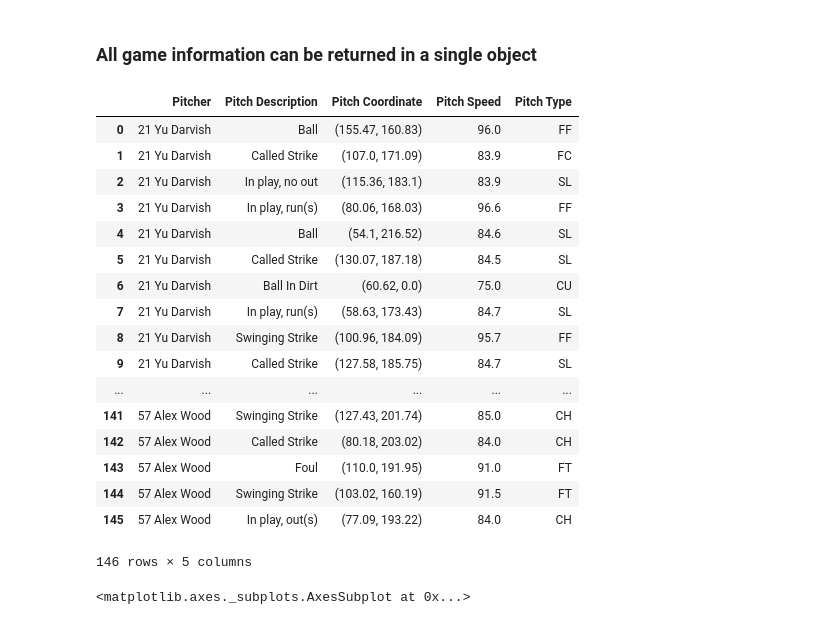
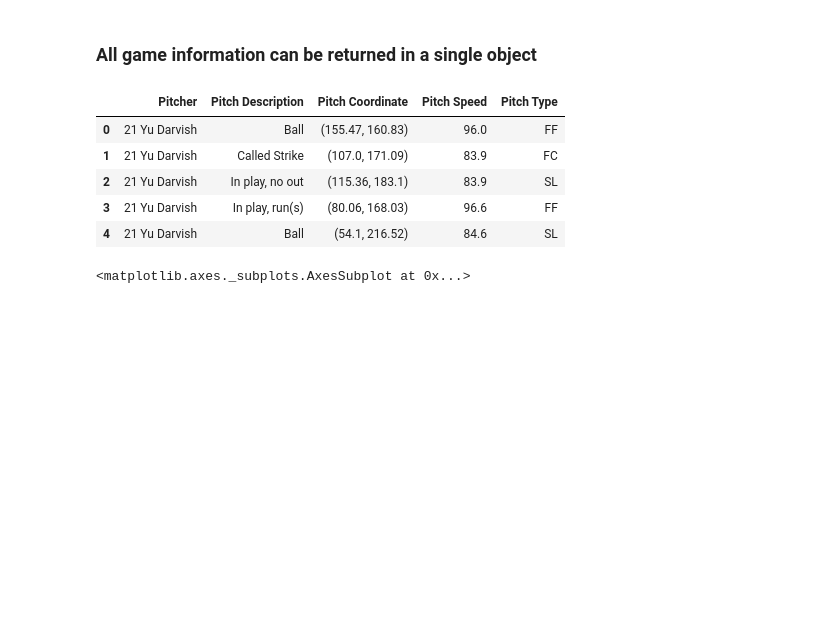
Before and after one commit to benjamincrom/baseball, a Jupyter notebook: baseball_stats.ipynb, the cells around one changed output. Cells and saved outputs as stored; diff of their text form; code cells hidden in the pictures; blank space fills up the shorter version.

```diff
--- a/baseball_stats.ipynb
+++ b/baseball_stats.ipynb
@@ -29,26 +29,14 @@ for inning in game.inning_list:
                 )
 # %%
 data = pd.DataFrame(data=pitch_tuple_list, columns=['Pitcher', 'Pitch Description', 'Pitch Coordinate', 'Pitch Speed', 'Pitch Type'])
-data
+data.head()
 # %% [output]
 |  | Pitcher | Pitch Description | Pitch Coordinate | Pitch Speed | Pitch Type |
 | 0 | 21 Yu Darvish | Ball | (155.47, 160.83) | 96.0 | FF |
 | 1 | 21 Yu Darvish | Called Strike | (107.0, 171.09) | 83.9 | FC |
 | 2 | 21 Yu Darvish | In play, no out | (115.36, 183.1) | 83.9 | SL |
 | 3 | 21 Yu Darvish | In play, run(s) | (80.06, 168.03) | 96.6 | FF |
 | 4 | 21 Yu Darvish | Ball | (54.1, 216.52) | 84.6 | SL |
-| 5 | 21 Yu Darvish | Called Strike | (130.07, 187.18) | 84.5 | SL |
-| 6 | 21 Yu Darvish | Ball In Dirt | (60.62, 0.0) | 75.0 | CU |
-| 7 | 21 Yu Darvish | In play, run(s) | (58.63, 173.43) | 84.7 | SL |
-| 8 | 21 Yu Darvish | Swinging Strike | (100.96, 184.09) | 95.7 | FF |
-| 9 | 21 Yu Darvish | Called Strike | (127.58, 185.75) | 84.7 | SL |
-| ... | ... | ... | ... | ... | ... |
-| 141 | 57 Alex Wood | Swinging Strike | (127.43, 201.74) | 85.0 | CH |
-| 142 | 57 Alex Wood | Called Strike | (80.18, 203.02) | 84.0 | CH |
-| 143 | 57 Alex Wood | Foul | (110.0, 191.95) | 91.0 | FT |
-| 144 | 57 Alex Wood | Swinging Strike | (103.02, 160.19) | 91.5 | FT |
-| 145 | 57 Alex Wood | In play, out(s) | (77.09, 193.22) | 84.0 | CH |
-146 rows × 5 columns
 # %%
 data['Pitcher'].value_counts().plot.bar()
 # %% [output]
```
Also changed, not shown: 1 other file.
